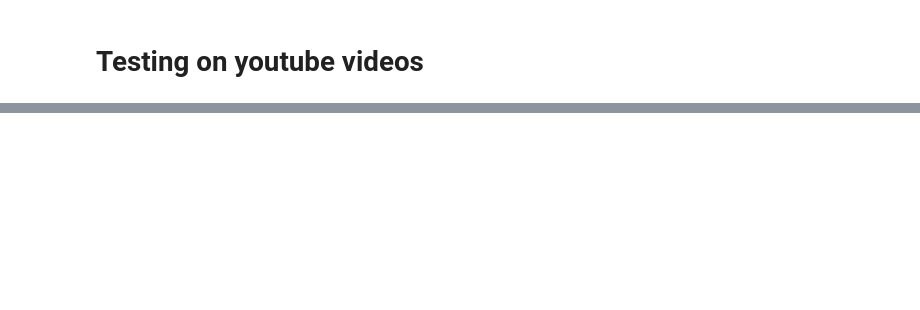
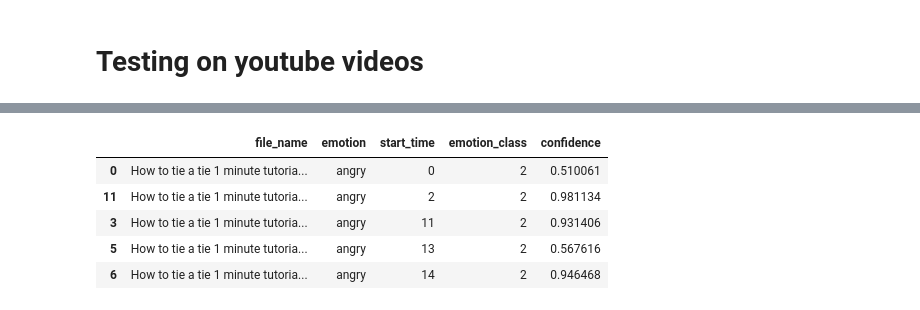
Before and after one commit to lehtoneo/ids-project, a Jupyter notebook: experimenting/model_creation_tf.ipynb, the cells around one changed output, grey strips where cells are left out. Cells and saved outputs as stored; diff of their text form; code cells hidden in the pictures; blank space fills up the shorter version.

```diff
--- a/experimenting/model_creation_tf.ipynb
+++ b/experimenting/model_creation_tf.ipynb
@@ -315,7 +334,8 @@ accuracy: 69.91%
 from sklearn.metrics import confusion_matrix
 predictions = model.predict(x_testcnn)
 print('Confusion matrix (rows: true classes; columns: predicted classes):'); print()
-cm=confusion_matrix(np.argmax(y_test, axis=1), np.argmax(predictions, axis=1), labels=list(range(4)))
+emotions = len(emotions_dict.keys())
+cm=confusion_matrix(np.argmax(y_test, axis=1), np.argmax(predictions, axis=1), labels=list(range(emotions)))
 print(cm); print()
 
 print('Classification accuracy for each class:'); print()
@@ -394,0 +444,9 @@ NameError: name 'AudioSegment' is not defined
+# %%
+df_emotions.where(df_emotions['emotion']=='angry').dropna()
+# %% [output]
+|  | file_name | emotion | start_time | emotion_class | confidence |
+| 0 | How to tie a tie 1 minute tutoria... | angry | 0 | 2 | 0.510061 |
+| 11 | How to tie a tie 1 minute tutoria... | angry | 2 | 2 | 0.981134 |
+| 3 | How to tie a tie 1 minute tutoria... | angry | 11 | 2 | 0.931406 |
+| 5 | How to tie a tie 1 minute tutoria... | angry | 13 | 2 | 0.567616 |
+| 6 | How to tie a tie 1 minute tutoria... | angry | 14 | 2 | 0.946468 |
```
Also changed, not shown: parts of 25 cells of this notebook, 3 other files.
